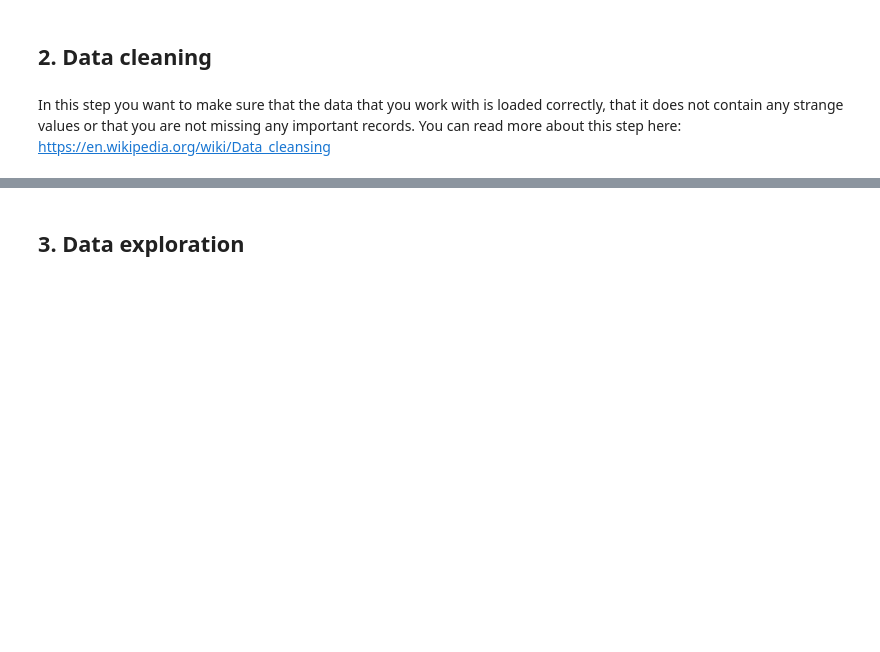
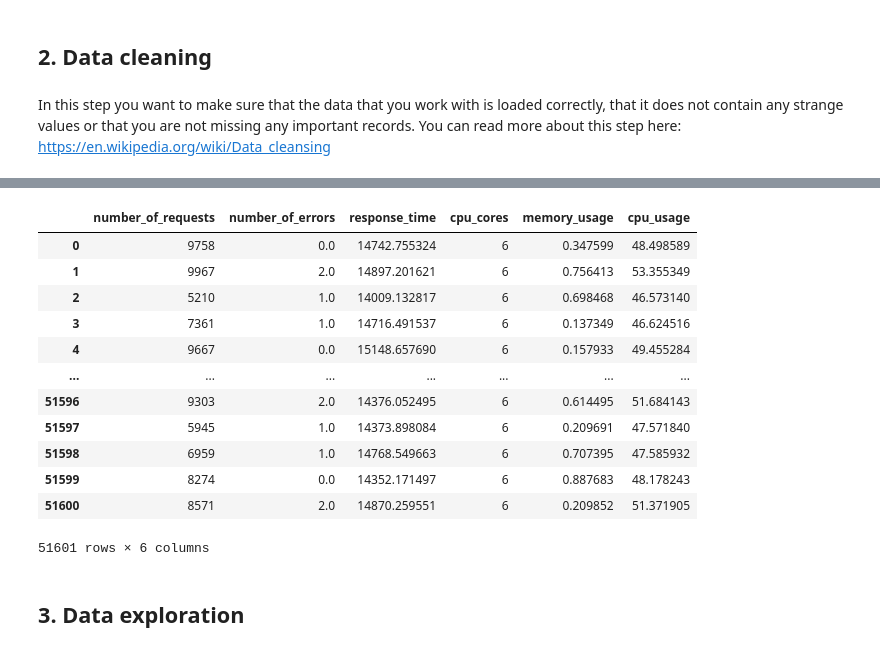
Before and after one commit to natasa-plulikova/interns_day, a Jupyter notebook: Starter_notebook.ipynb, the cells around one changed output, grey strips where cells are left out. Drawn from its saved outputs; the diff is of its cells as text; code cells hidden in the pictures; blank space fills up the shorter version.

```diff
--- a/Starter_notebook.ipynb
+++ b/Starter_notebook.ipynb
@@ -153,3 +141,19 @@ df_train.describe()
+# %%
+df_train
+# %% [output]
+|  | number_of_requests | number_of_errors | response_time | cpu_cores | memory_usage | cpu_usage |
+| 0 | 9758 | 0.0 | 14742.755324 | 6 | 0.347599 | 48.498589 |
+| 1 | 9967 | 2.0 | 14897.201621 | 6 | 0.756413 | 53.355349 |
+| 2 | 5210 | 1.0 | 14009.132817 | 6 | 0.698468 | 46.573140 |
+| 3 | 7361 | 1.0 | 14716.491537 | 6 | 0.137349 | 46.624516 |
+| 4 | 9667 | 0.0 | 15148.657690 | 6 | 0.157933 | 49.455284 |
+| ... | ... | ... | ... | ... | ... | ... |
+| 51596 | 9303 | 2.0 | 14376.052495 | 6 | 0.614495 | 51.684143 |
+| 51597 | 5945 | 1.0 | 14373.898084 | 6 | 0.209691 | 47.571840 |
+| 51598 | 6959 | 1.0 | 14768.549663 | 6 | 0.707395 | 47.585932 |
+| 51599 | 8274 | 0.0 | 14352.171497 | 6 | 0.887683 | 48.178243 |
+| 51600 | 8571 | 2.0 | 14870.259551 | 6 | 0.209852 | 51.371905 |
+51601 rows × 6 columns
 # %% [markdown]
 ## 3. Data exploration
 # %% [markdown]
```
Also changed, not shown: parts of 34 cells of this notebook, 1 other file.
